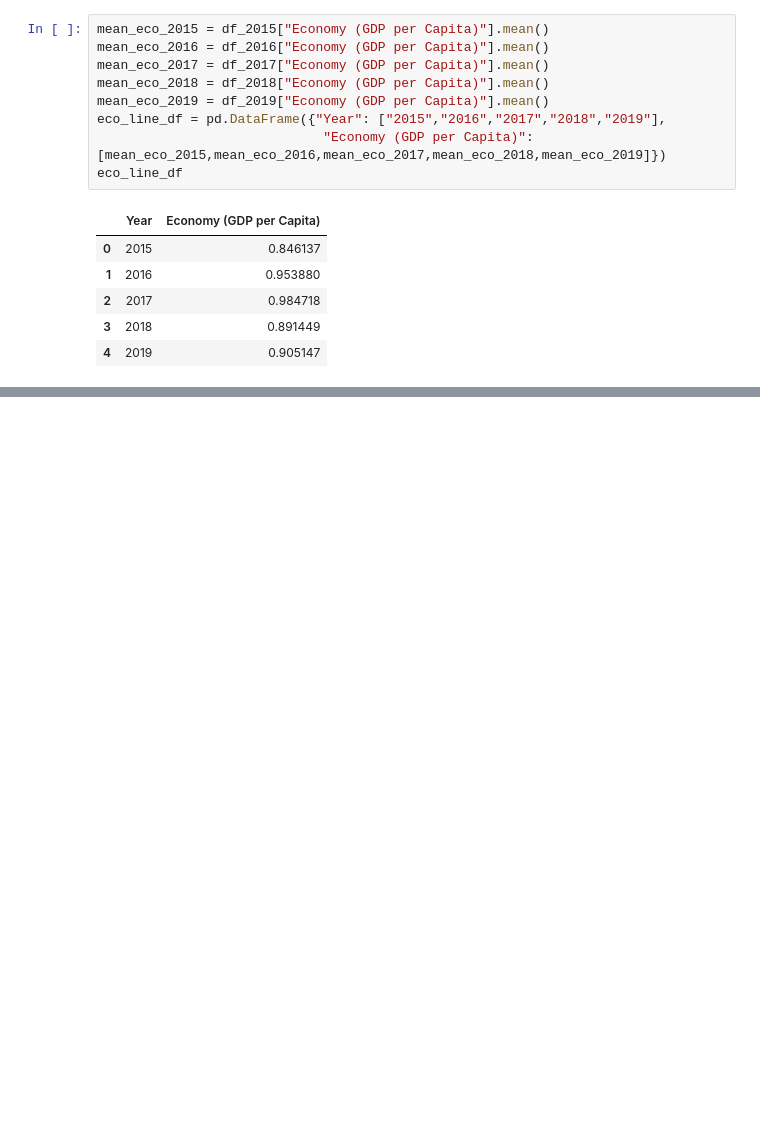
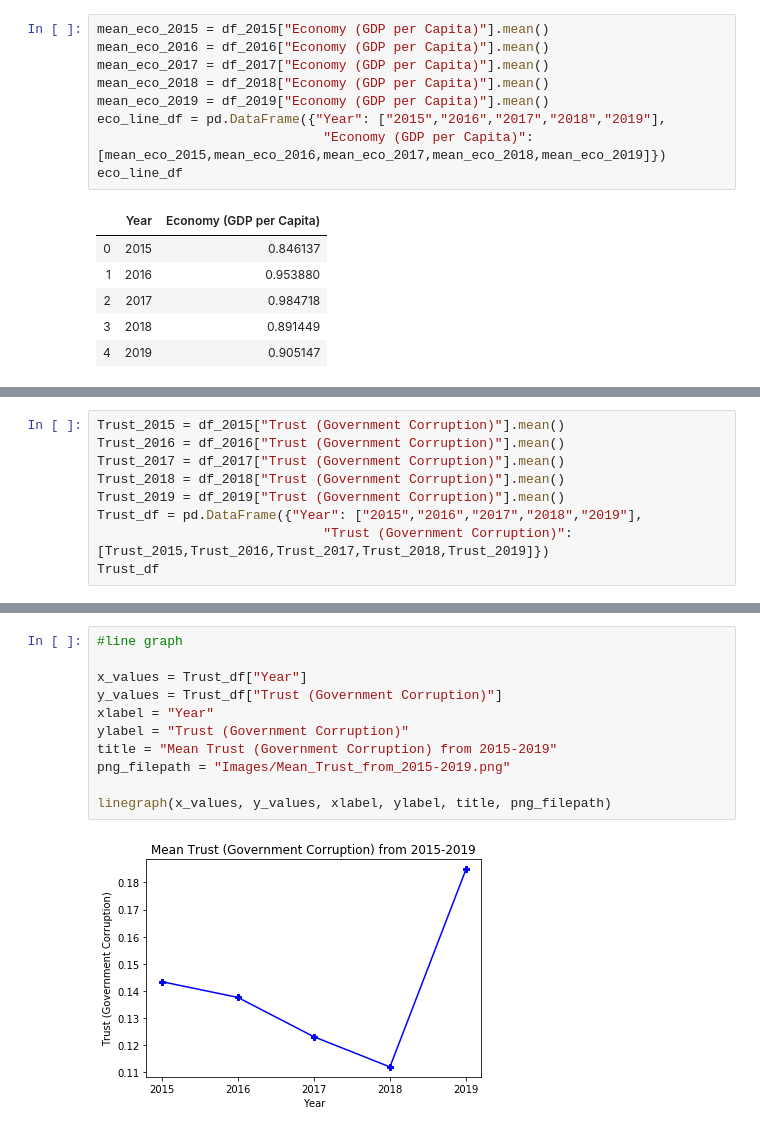
Before and after one commit to Monalipatel/Project-1-, a Jupyter notebook: mp_Charts.ipynb, the cells around one changed output, grey strips where cells are left out. Drawn from its saved outputs; the diff is of its cells as text; blank space fills up the shorter version.

```diff
--- a/mp_Charts.ipynb
+++ b/mp_Charts.ipynb
@@ -90,0 +120,9 @@ SyntaxError: invalid syntax (<ipython-input-8-a31c00e25047>, line 1)
+# %%
+Trust_2015 = df_2015["Trust (Government Corruption)"].mean()
+Trust_2016 = df_2016["Trust (Government Corruption)"].mean()
+Trust_2017 = df_2017["Trust (Government Corruption)"].mean()
+Trust_2018 = df_2018["Trust (Government Corruption)"].mean()
+Trust_2019 = df_2019["Trust (Government Corruption)"].mean()
+Trust_df = pd.DataFrame({"Year": ["2015","2016","2017","2018","2019"],
+                             "Trust (Government Corruption)":[Trust_2015,Trust_2016,Trust_2017,Trust_2018,Trust_2019]})
+Trust_df
@@ -90,0 +136,13 @@ SyntaxError: invalid syntax (<ipython-input-8-a31c00e25047>, line 1)
+# %%
+#line graph
+
+x_values = Trust_df["Year"]
+y_values = Trust_df["Trust (Government Corruption)"]
+xlabel = "Year"
+ylabel = "Trust (Government Corruption)"
+title = "Mean Trust (Government Corruption) from 2015-2019"
+png_filepath = "Images/Mean_Trust_from_2015-2019.png"
+
+linegraph(x_values, y_values, xlabel, ylabel, title, png_filepath)
+# %% [output]
+[figure, added]
```
Also changed, not shown: parts of 4 cells of this notebook, 4 other files.
